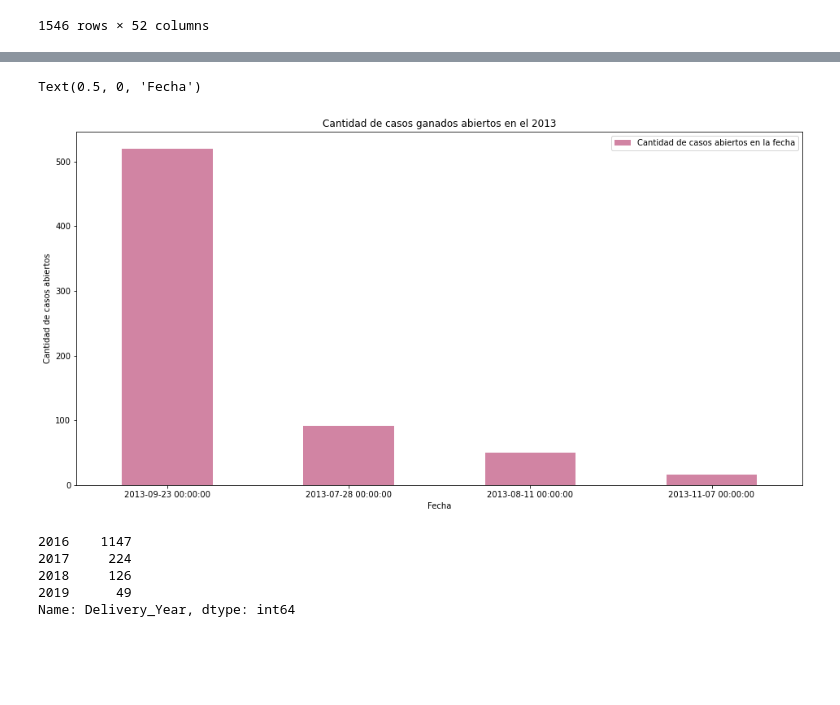
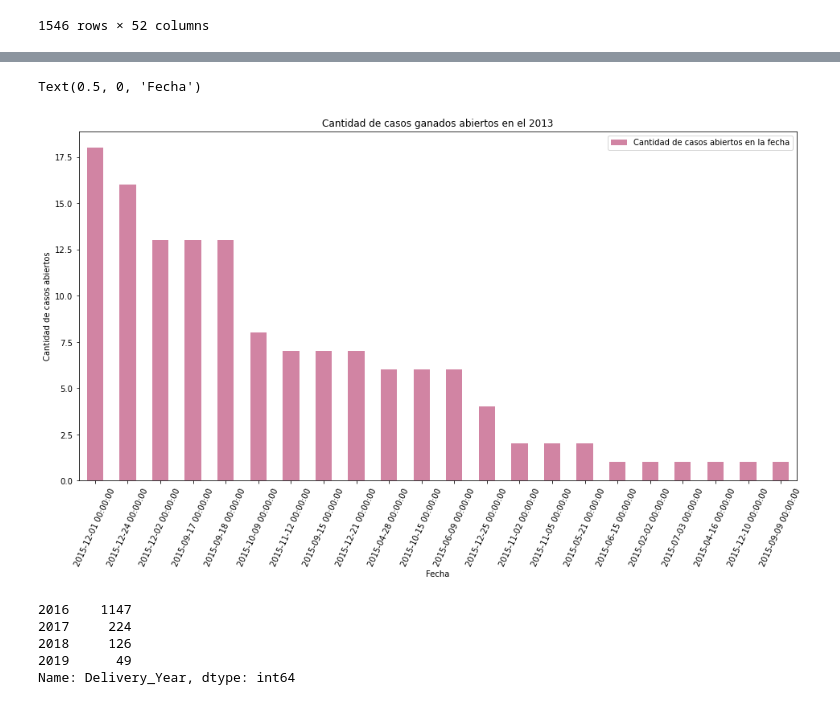
Before and after one commit to Ramaxx95/TP1-Orga-de-Datos, a Jupyter notebook: Visualizaciones/Region_Japan.ipynb, the cells around one changed output, grey strips where cells are left out. Drawn from its saved outputs; the diff is of its cells as text; code cells hidden in the pictures; blank space fills up the shorter version.

```diff
--- a/Visualizaciones/Region_Japan.ipynb
+++ b/Visualizaciones/Region_Japan.ipynb
@@ -84,7 +99,7 @@ Name: Account_Created_Date, dtype: int64
 # %%
-casos_ganados_japon_2013 = japon_cerrados_ganadas_df[japon_cerrados_ganadas_df.Account_Created_Date.dt.year == 2013].Account_Created_Date.value_counts()
-casos_ganados_japon_iniciados_2013_df = casos_ganados_japon_2013.to_frame()
-casos_ganados_japon_iniciados_2013_df.columns = ['Cantidad de casos abiertos en la fecha']
-casos_ganados_japon_iniciados_2013_df
+casos_ganados_japon_2015 = japon_cerrados_ganadas_df[japon_cerrados_ganadas_df.Opportunity_Created_Date.dt.year == 2015].Opportunity_Created_Date.value_counts()
+casos_ganados_japon_iniciados_2015_df = casos_ganados_japon_2013.to_frame()
+casos_ganados_japon_iniciados_2015_df.columns = ['Cantidad de casos abiertos en la fecha']
+casos_ganados_japon_iniciados_2015_df
 # %% [output]
 |  | Cantidad de casos abiertos en la ... |
@@ -95,11 +122,11 @@ casos_ganados_japon_iniciados_2013_df
 # %%
-casos_ganados_japon_iniciados_2013_df.plot(kind = 'bar', figsize =(16,8), rot =0, title = 'Cantidad de casos ganados abiertos en el 2013', color = (0.7, 0.2, 0.4, 0.6));
+casos_ganados_japon_iniciados_2015_df.plot(kind = 'bar', figsize =(16,8), rot =65, title = 'Cantidad de casos ganados abiertos en el 2013', color = (0.7, 0.2, 0.4, 0.6));
 ax=plt.gca()
 ax.set_ylabel('Cantidad de casos abiertos');
 ax.set_xlabel('Fecha')
 # %% [output]
 Text(0.5, 0, 'Fecha')
-[figure, old version]
+[figure, new version]
 # %%
 japon_cerrados_perdidas_df.Delivery_Year.value_counts()
 # %% [output]
```
Also changed, not shown: parts of 12 cells of this notebook.
